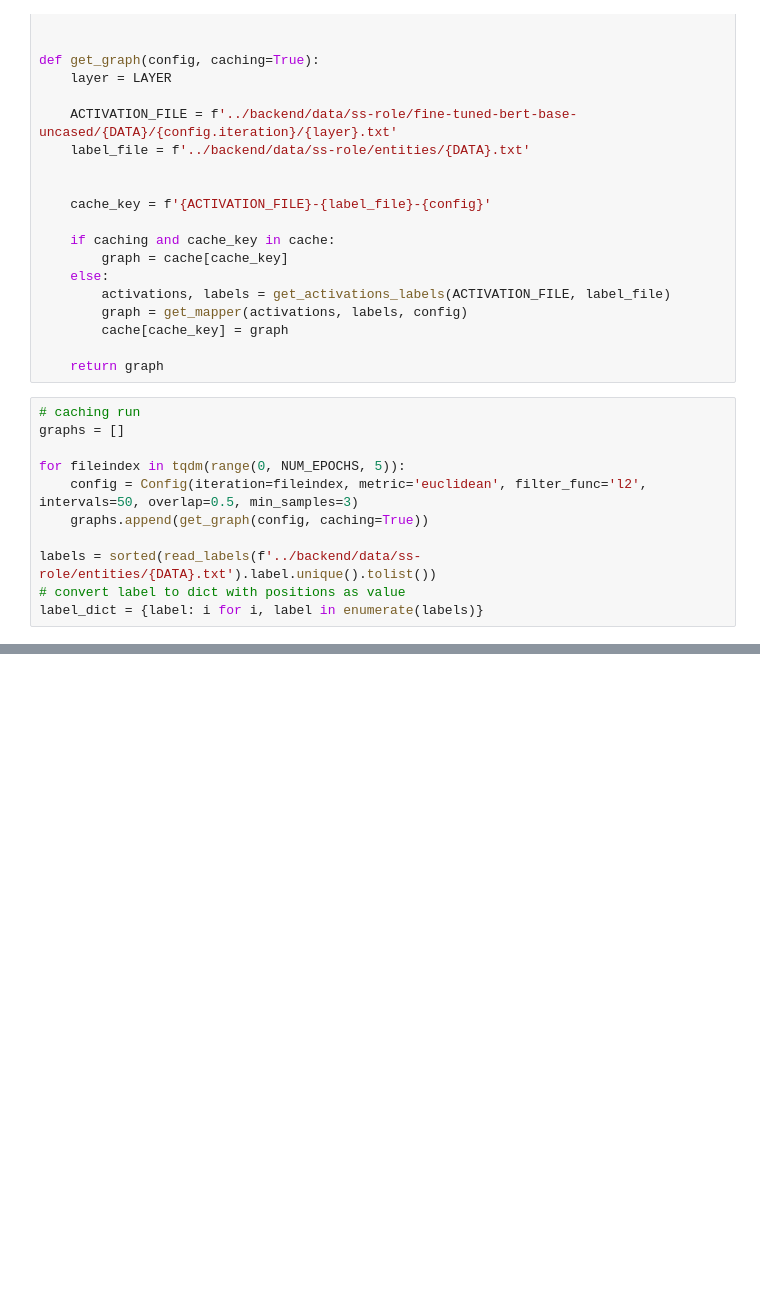
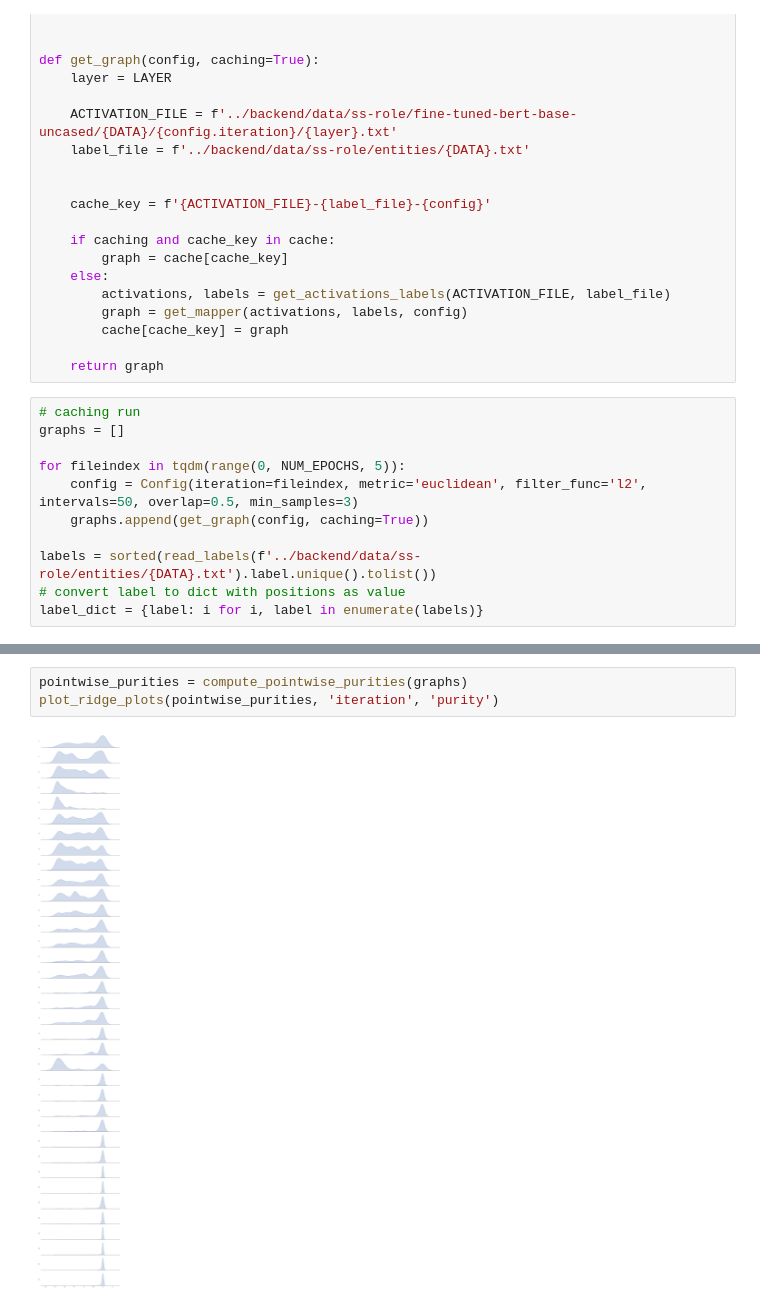
Before and after one commit to tdavislab/TopoBERT, a Jupyter notebook: notebooks/impuritiesv3.ipynb, the cells around one changed output, grey strips where cells are left out. Drawn from its saved outputs; the diff is of its cells as text; blank space fills up the shorter version.

```diff
--- a/notebooks/impuritiesv3.ipynb
+++ b/notebooks/impuritiesv3.ipynb
@@ -243,0 +254,5 @@ plt.tight_layout()
+# %%
+pointwise_purities = compute_pointwise_purities(graphs)
+plot_ridge_plots(pointwise_purities, 'iteration', 'purity')
+# %% [output]
+[figure, added]
```
Also changed, not shown: parts of 7 cells of this notebook, 4 other files.
